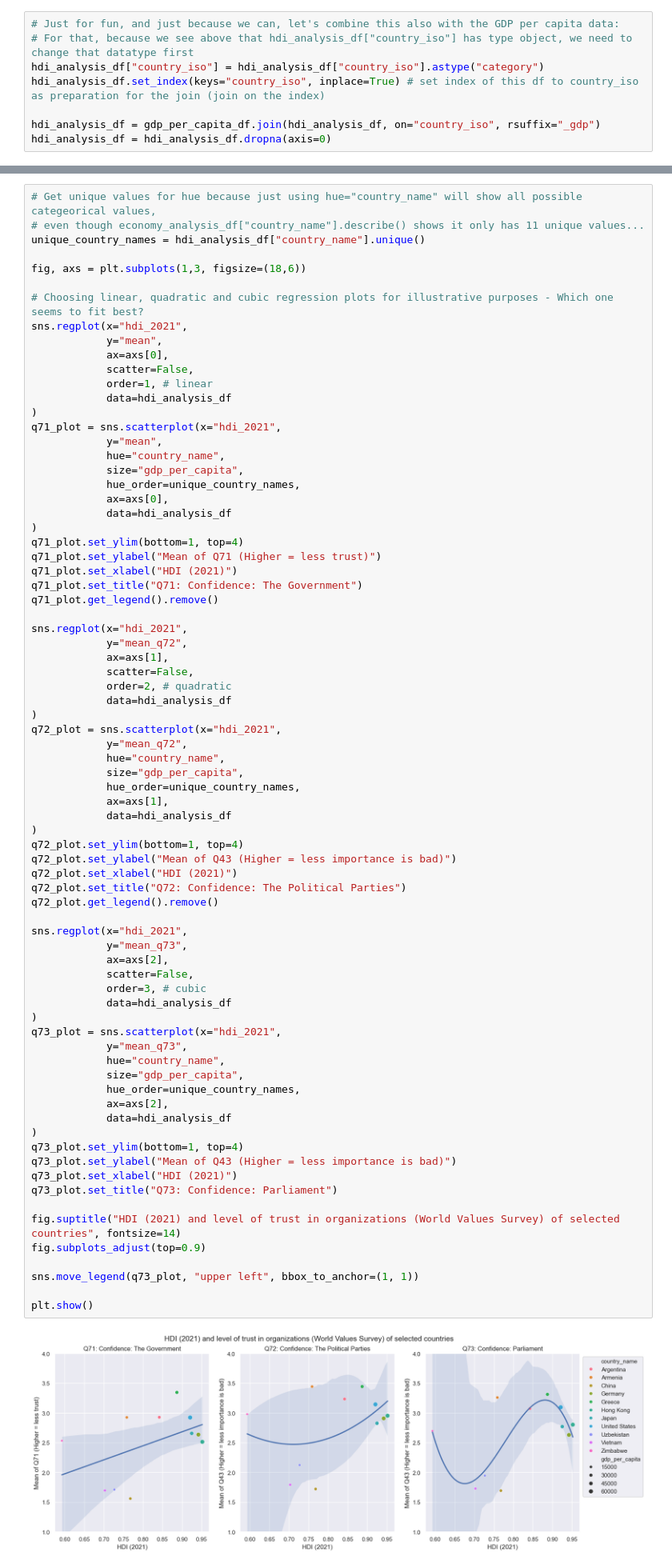
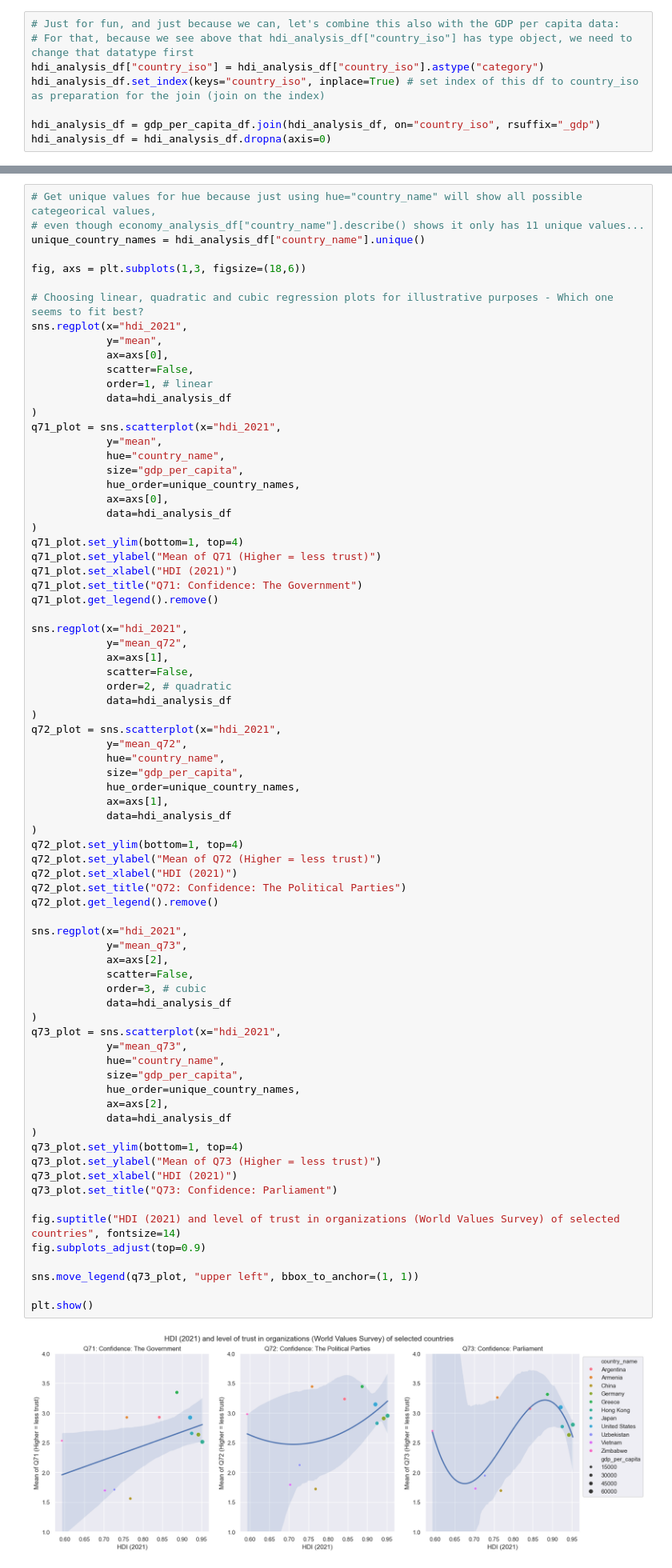
Before and after one commit to newjonny/world-values-survey-pandas-notebook, a Jupyter notebook: analysis.ipynb, the cells around one changed output, grey strips where cells are left out. Shown at 80% size. Drawn from its saved outputs; the diff is of its cells as text.

```diff
--- a/analysis.ipynb
+++ b/analysis.ipynb
@@ -646,39 +613,39 @@ q72_plot = sns.scatterplot(x="hdi_2021",
             data=hdi_analysis_df
 )
 q72_plot.set_ylim(bottom=1, top=4)
-q72_plot.set_ylabel("Mean of Q43 (Higher = less importance is bad)")
+q72_plot.set_ylabel("Mean of Q72 (Higher = less trust)")
 q72_plot.set_xlabel("HDI (2021)")
 q72_plot.set_title("Q72: Confidence: The Political Parties")
 q72_plot.get_legend().remove()
 
 sns.regplot(x="hdi_2021",
             y="mean_q73",
             ax=axs[2],
             scatter=False,
             order=3, # cubic
             data=hdi_analysis_df
 )
 q73_plot = sns.scatterplot(x="hdi_2021",
             y="mean_q73",
             hue="country_name",
             size="gdp_per_capita",
             hue_order=unique_country_names,
             ax=axs[2],
             data=hdi_analysis_df
 )
 q73_plot.set_ylim(bottom=1, top=4)
-q73_plot.set_ylabel("Mean of Q43 (Higher = less importance is bad)")
+q73_plot.set_ylabel("Mean of Q73 (Higher = less trust)")
 q73_plot.set_xlabel("HDI (2021)")
 q73_plot.set_title("Q73: Confidence: Parliament")
 
 fig.suptitle("HDI (2021) and level of trust in organizations (World Values Survey) of selected countries", fontsize=14)
 fig.subplots_adjust(top=0.9)
 
 sns.move_legend(q73_plot, "upper left", bbox_to_anchor=(1, 1))
 
 plt.show()
 # %% [output]
-[figure, old version]
+[figure, new version]
 # %% [markdown]
 ### 2.4) Verification of the Hypothesis
 **Assumption:**
```
Also changed, not shown: parts of 11 cells of this notebook, 1 other file.
